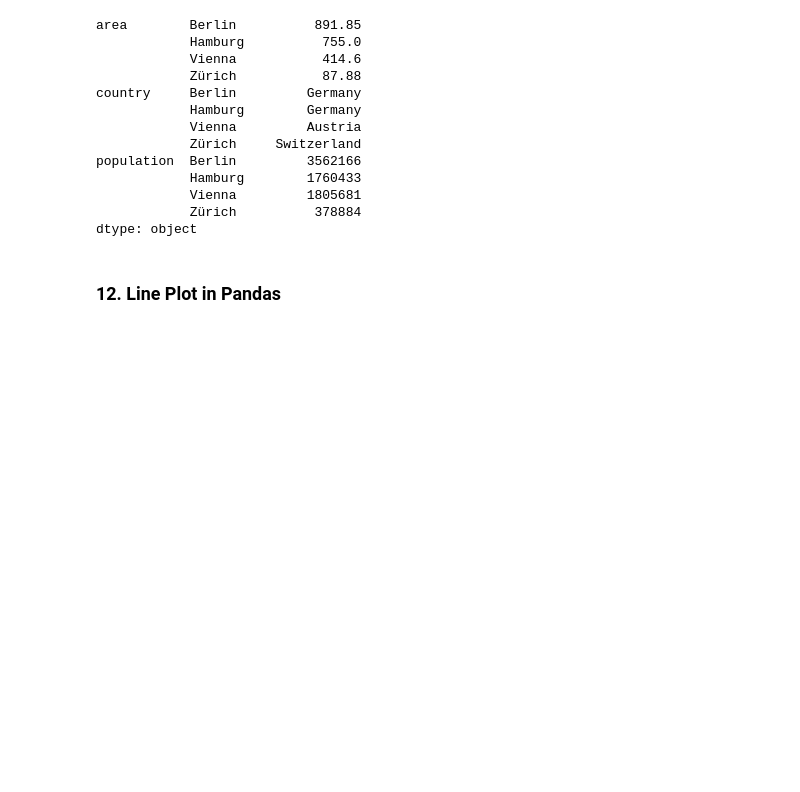
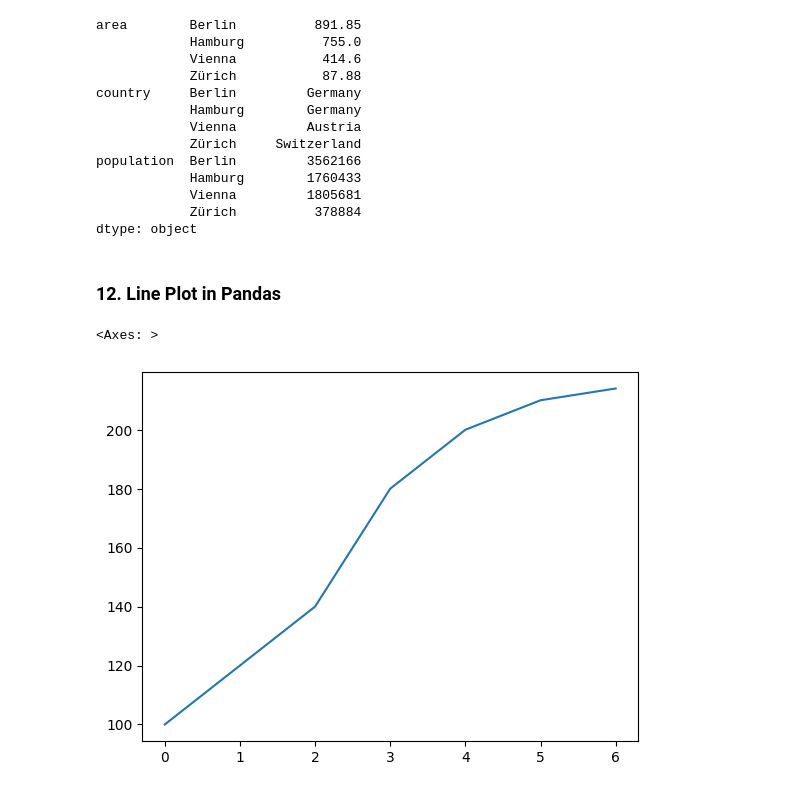
Before and after one commit to markoechevarria/math-to-ml, a Jupyter notebook: python-numerical-libraries/Pandas.ipynb, the cells around one changed output. Cells and saved outputs as stored; diff of their text form; code cells hidden in the pictures; blank space fills up the shorter version.

Commit message:
plotting

```diff
--- a/python-numerical-libraries/Pandas.ipynb
+++ b/python-numerical-libraries/Pandas.ipynb
@@ -1304,3 +1305,11 @@ population  Berlin         3562166
 dtype: object
 # %% [markdown]
 ### 12. Line Plot in Pandas
+# %%
+data = [100, 120, 140, 180, 200, 210, 214]
+s = pd.Series(data, index=range(len(data)))
+
+s.plot()
+# %% [output]
+<Axes: >
+[figure, added]
```
Also changed, not shown: parts of 12 cells of this notebook.
